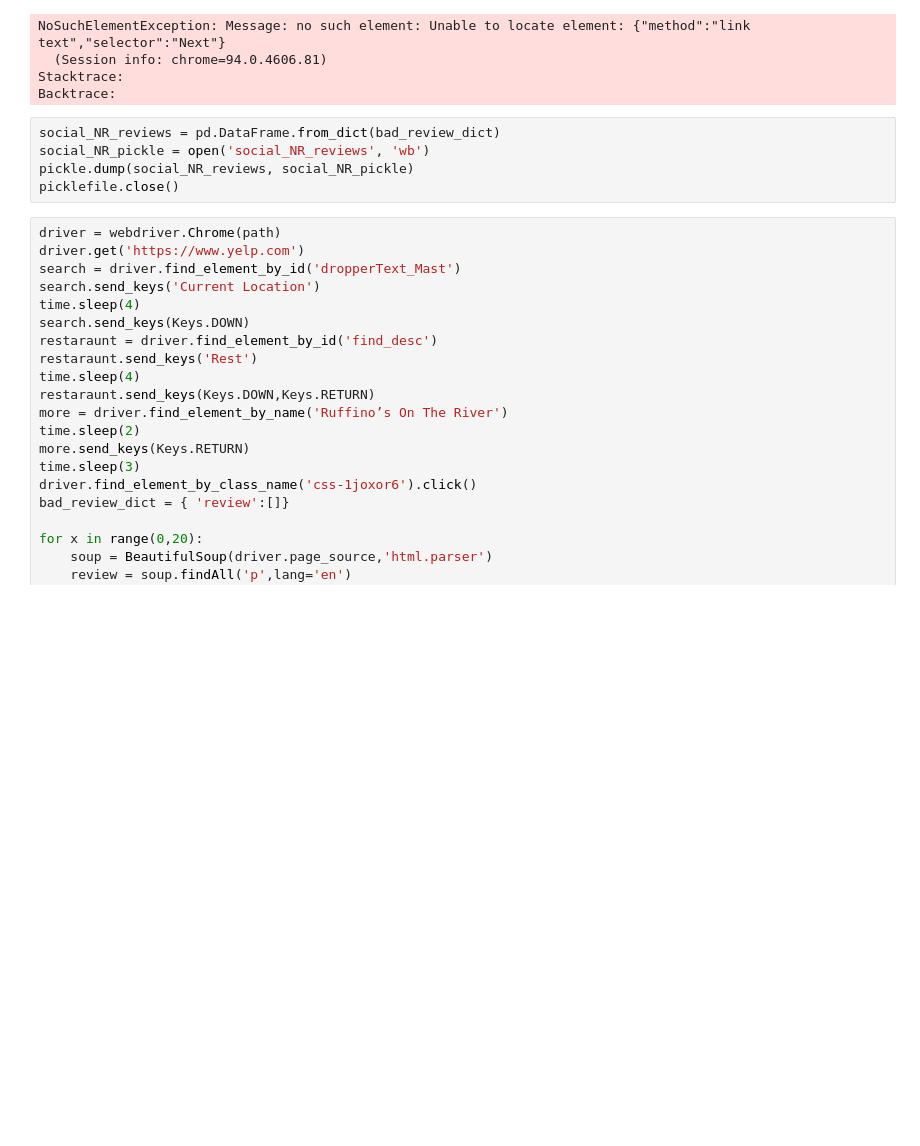
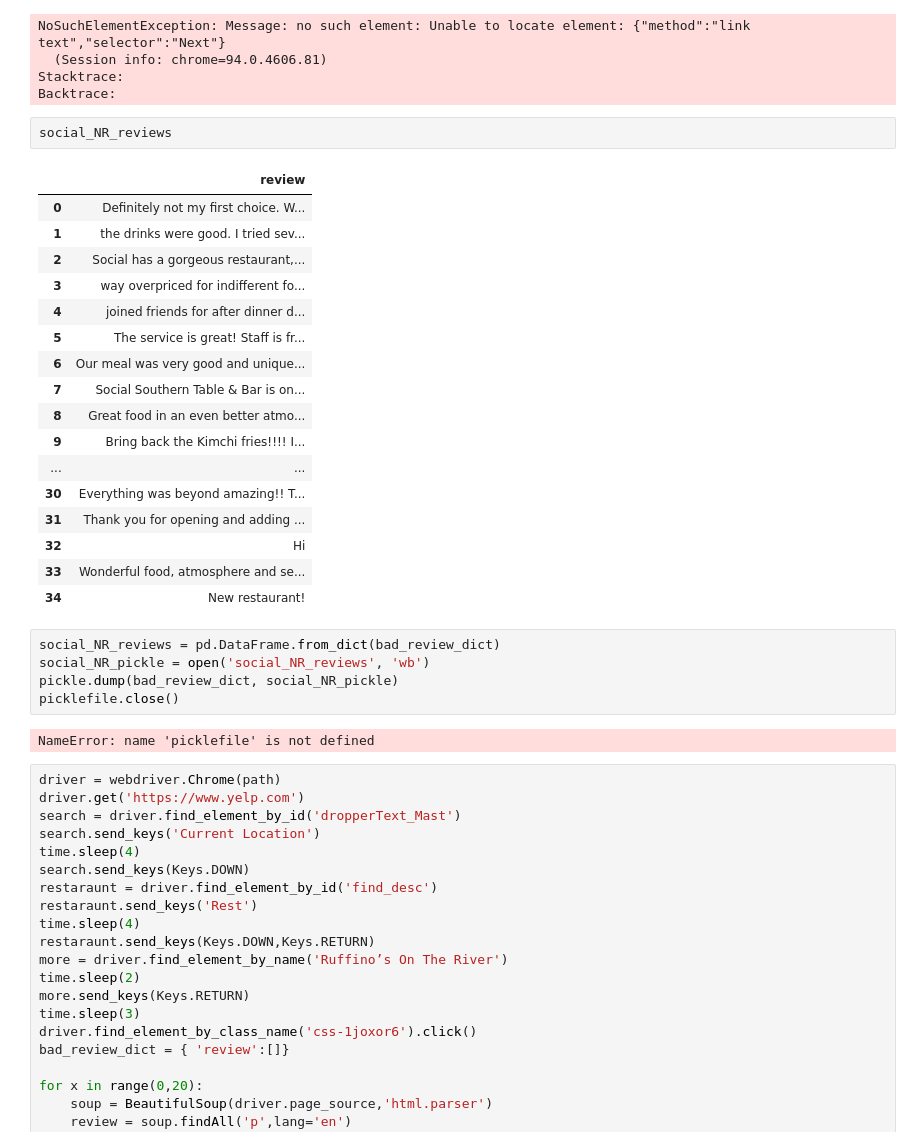
Before and after one commit to mmceld2/NLP_Fake_Reviews, a Jupyter notebook: work_notebooks/WebScrape.ipynb, the cells around one changed output. Saved outputs shown, nothing was run; the diff lists cells and outputs as text; blank space fills up the shorter version.

```diff
--- a/ScrapeTest.ipynb
+++ b/work_notebooks/WebScrape.ipynb
@@ -453,11 +453,33 @@ NoSuchElementException: Message: no such element: Unable to locate element: {"me
   (Session info: chrome=94.0.4606.81)
 Stacktrace:
 Backtrace:
+# %%
+social_NR_reviews
+# %% [output]
+|  | review |
+| 0 | Definitely not my first choice. W... |
+| 1 | the drinks were good. I tried sev... |
+| 2 | Social has a gorgeous restaurant,... |
+| 3 | way overpriced for indifferent fo... |
+| 4 | joined friends for after dinner d... |
+| 5 | The service is great! Staff is fr... |
+| 6 | Our meal was very good and unique... |
+| 7 | Social Southern Table & Bar is on... |
+| 8 | Great food in an even better atmo... |
+| 9 | Bring back the Kimchi fries!!!! I... |
+| ... | ... |
+| 30 | Everything was beyond amazing!! T... |
+| 31 | Thank you for opening and adding ... |
+| 32 | Hi |
+| 33 | Wonderful food, atmosphere and se... |
+| 34 | New restaurant! |
 # %%
 social_NR_reviews = pd.DataFrame.from_dict(bad_review_dict)
 social_NR_pickle = open('social_NR_reviews', 'wb')
-pickle.dump(social_NR_reviews, social_NR_pickle)
+pickle.dump(bad_review_dict, social_NR_pickle)
 picklefile.close()
+# %% [output]
+NameError: name 'picklefile' is not defined
 # %%
 driver = webdriver.Chrome(path)
 driver.get('https://www.yelp.com')
```
Also changed, not shown: 24 other files.
